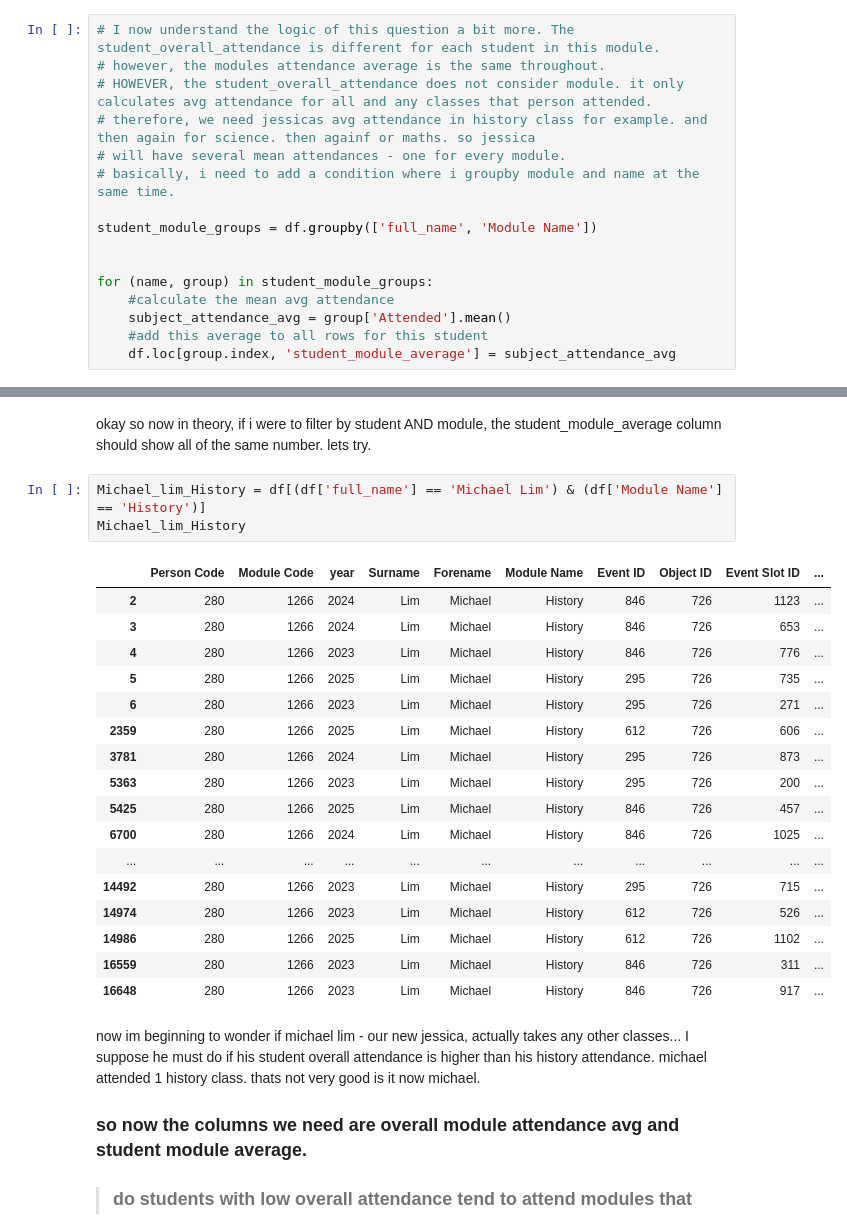
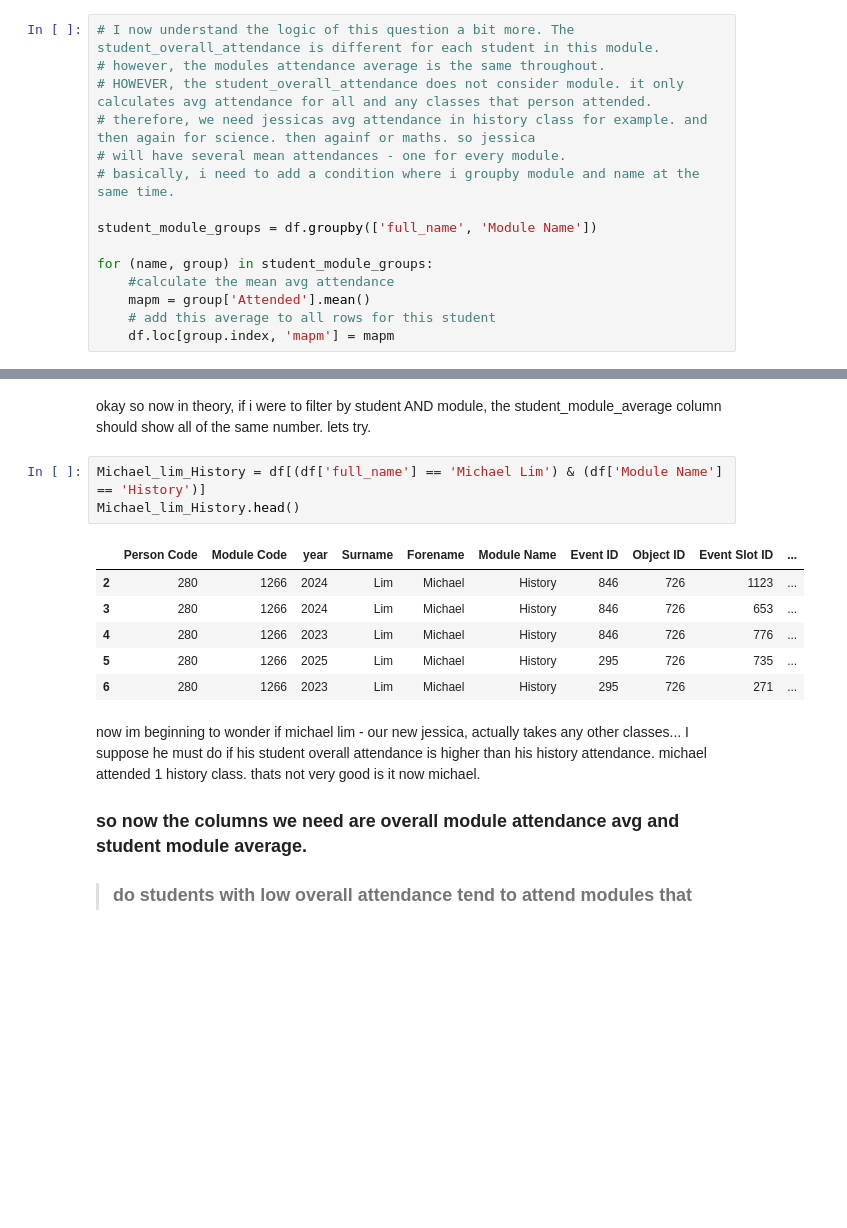
Before and after one commit to shayeliza/datascience_mid_term_sum, a Jupyter notebook: summative1.ipynb, the cells around one changed output, grey strips where cells are left out. Drawn from its saved outputs; the diff is of its cells as text; blank space fills up the shorter version.

```diff
--- a/summative1.ipynb
+++ b/summative1.ipynb
@@ -787,10 +787,9 @@ History_df_new.head(15)
 
 student_module_groups = df.groupby(['full_name', 'Module Name'])
 
-
 for (name, group) in student_module_groups:
     #calculate the mean avg attendance
-    subject_attendance_avg = group['Attended'].mean()
-    #add this average to all rows for this student
-    df.loc[group.index, 'student_module_average'] = subject_attendance_avg
+    mapm = group['Attended'].mean()
+    # add this average to all rows for this student
+    df.loc[group.index, 'mapm'] = mapm
 # %%
@@ -813,25 +805,14 @@ df
 okay so now in theory, if i were to filter by student AND module, the student_module_average column should show all of the same number. lets try.
 # %%
 Michael_lim_History = df[(df['full_name'] == 'Michael Lim') & (df['Module Name'] == 'History')]
-Michael_lim_History
+Michael_lim_History.head()
 # %% [output]
 |  | Person Code | Module Code | year | Surname | Forename | Module Name | Event ID | Object ID | Event Slot ID | ... |
 | 2 | 280 | 1266 | 2024 | Lim | Michael | History | 846 | 726 | 1123 | ... |
 | 3 | 280 | 1266 | 2024 | Lim | Michael | History | 846 | 726 | 653 | ... |
 | 4 | 280 | 1266 | 2023 | Lim | Michael | History | 846 | 726 | 776 | ... |
 | 5 | 280 | 1266 | 2025 | Lim | Michael | History | 295 | 726 | 735 | ... |
 | 6 | 280 | 1266 | 2023 | Lim | Michael | History | 295 | 726 | 271 | ... |
-| 2359 | 280 | 1266 | 2025 | Lim | Michael | History | 612 | 726 | 606 | ... |
-| 3781 | 280 | 1266 | 2024 | Lim | Michael | History | 295 | 726 | 873 | ... |
-| 5363 | 280 | 1266 | 2023 | Lim | Michael | History | 295 | 726 | 200 | ... |
-| 5425 | 280 | 1266 | 2025 | Lim | Michael | History | 846 | 726 | 457 | ... |
-| 6700 | 280 | 1266 | 2024 | Lim | Michael | History | 846 | 726 | 1025 | ... |
-| ... | ... | ... | ... | ... | ... | ... | ... | ... | ... | ... |
-| 14492 | 280 | 1266 | 2023 | Lim | Michael | History | 295 | 726 | 715 | ... |
-| 14974 | 280 | 1266 | 2023 | Lim | Michael | History | 612 | 726 | 526 | ... |
-| 14986 | 280 | 1266 | 2025 | Lim | Michael | History | 612 | 726 | 1102 | ... |
-| 16559 | 280 | 1266 | 2023 | Lim | Michael | History | 846 | 726 | 311 | ... |
-| 16648 | 280 | 1266 | 2023 | Lim | Michael | History | 846 | 726 | 917 | ... |
 # %% [markdown]
 now im beginning to wonder if michael lim - our new jessica, actually takes any other classes...
 I suppose he must do if his student overall attendance is higher than his history attendance. michael attended 1 history class. thats not very good is it now michael.
```
Also changed, not shown: parts of 2 cells of this notebook.
